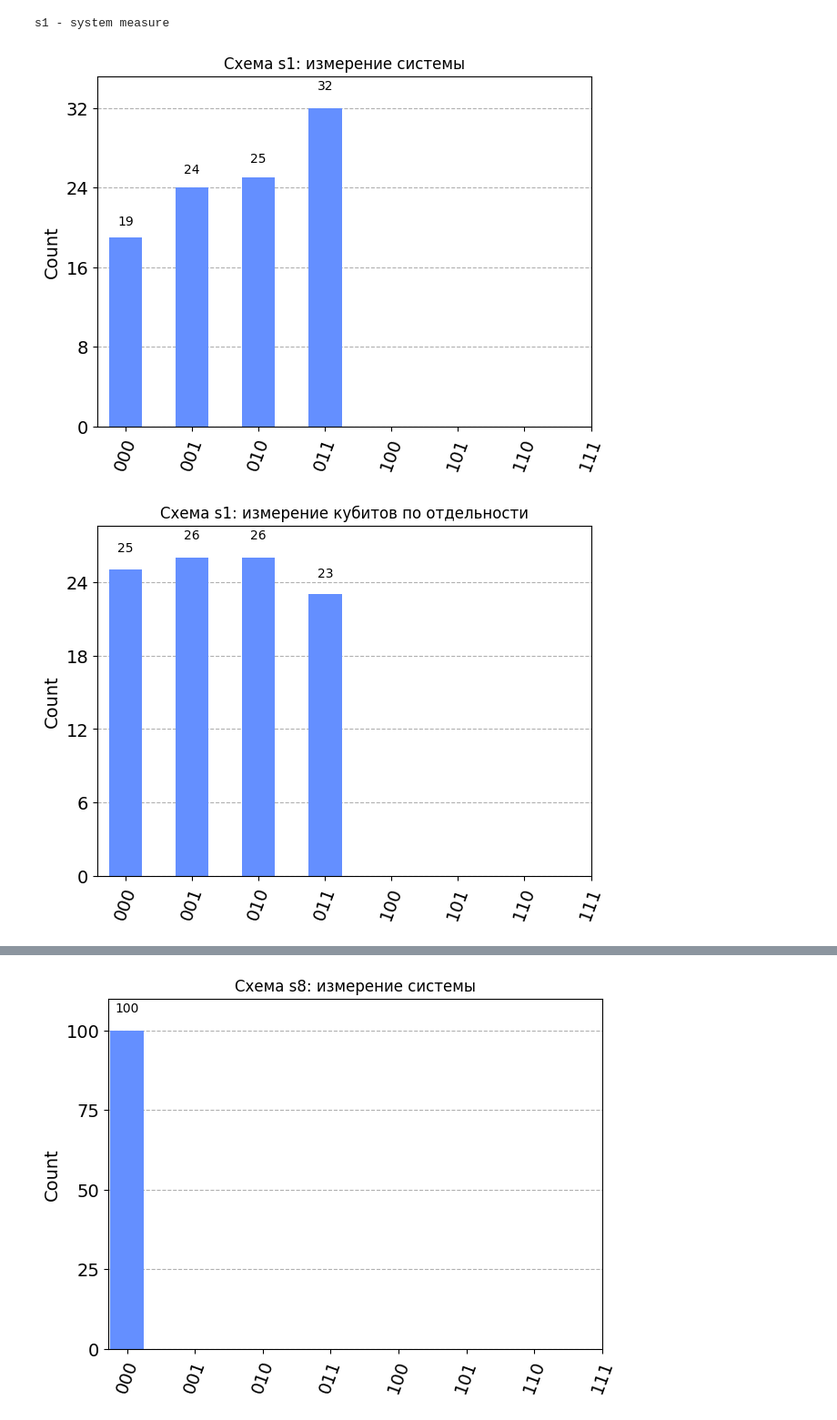
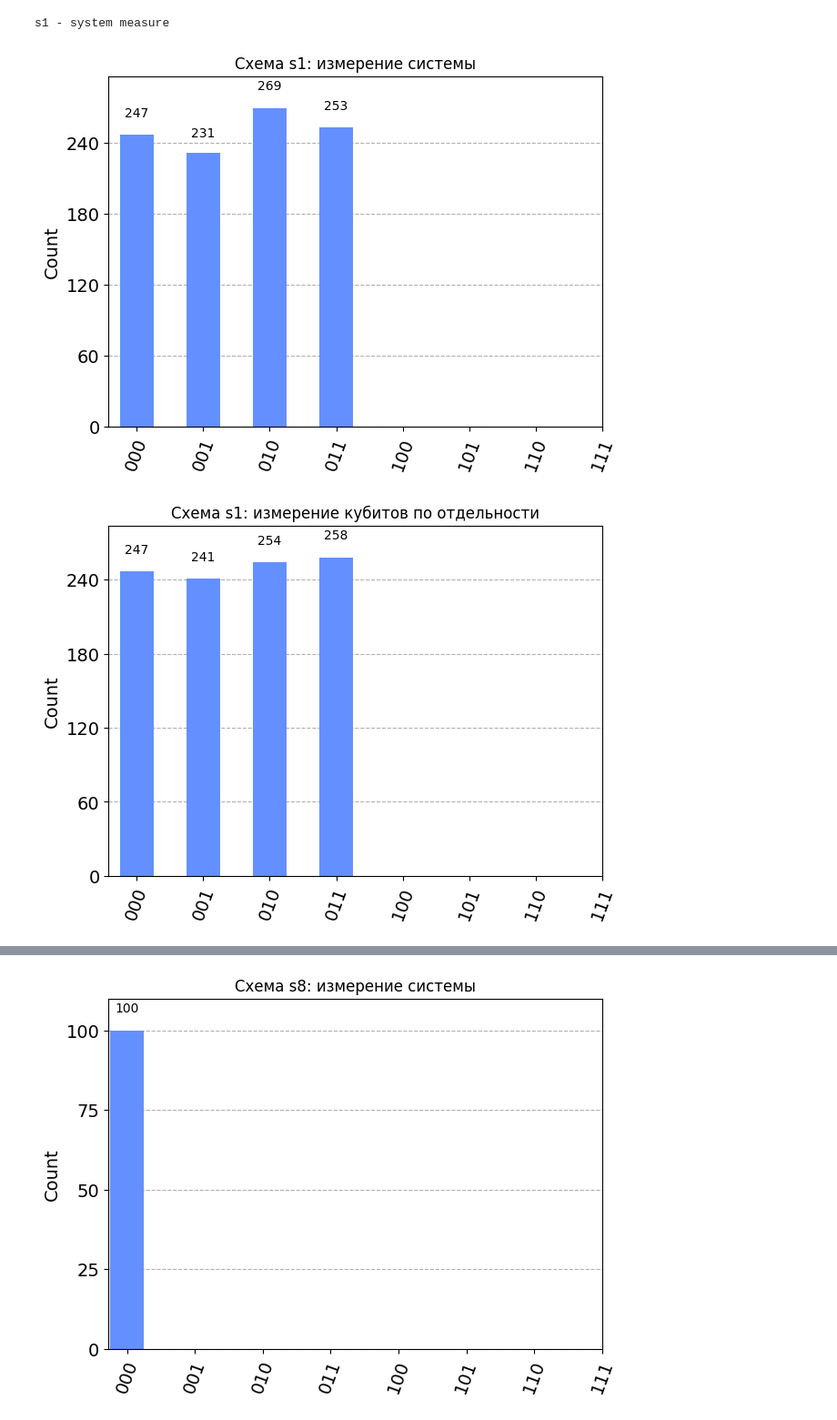
Before and after one commit to aaldebarann/qSimulator, a Jupyter notebook: measure.ipynb, the cells around one changed output, grey strips where cells are left out. Shown at 91% size. Drawn from its saved outputs; the diff is of its cells as text; code cells hidden in the pictures.

```diff
--- a/measure.ipynb
+++ b/measure.ipynb
@@ -3,27 +3,27 @@ from qiskit.tools.visualization import plot_histogram
 # %%
 from qiskit.visualization import plot_histogram
 
 print("s1 - system measure")
 counts = {
-    "000": 19,
-    "001": 24,
-    "010": 25,
-    "011": 32,
+    "000": 247,
+    "001": 231,
+    "010": 269,
+    "011": 253,
     "100": 0,
     "101": 0,
     "110": 0,
     "111": 0,
 }
 plot_histogram(counts, title="Схема s1: измерение системы")
 # %% [output]
 s1 - system measure
-[figure, old version]
+[figure, new version]
 # %%
 counts = {
-    "000": 25,
-    "001": 26,
-    "010": 26,
-    "011": 23,
+    "000": 247,
+    "001": 241,
+    "010": 254,
+    "011": 258,
     "100": 0,
     "101": 0,
     "110": 0,
@@ -31,6 +31,6 @@ counts = {
 }
 plot_histogram(counts, title="Схема s1: измерение кубитов по отдельности")
 # %% [output]
-[figure, old version]
+[figure, new version]
 # %%
 counts = {
```
Also changed, not shown: parts of 15 cells of this notebook.
